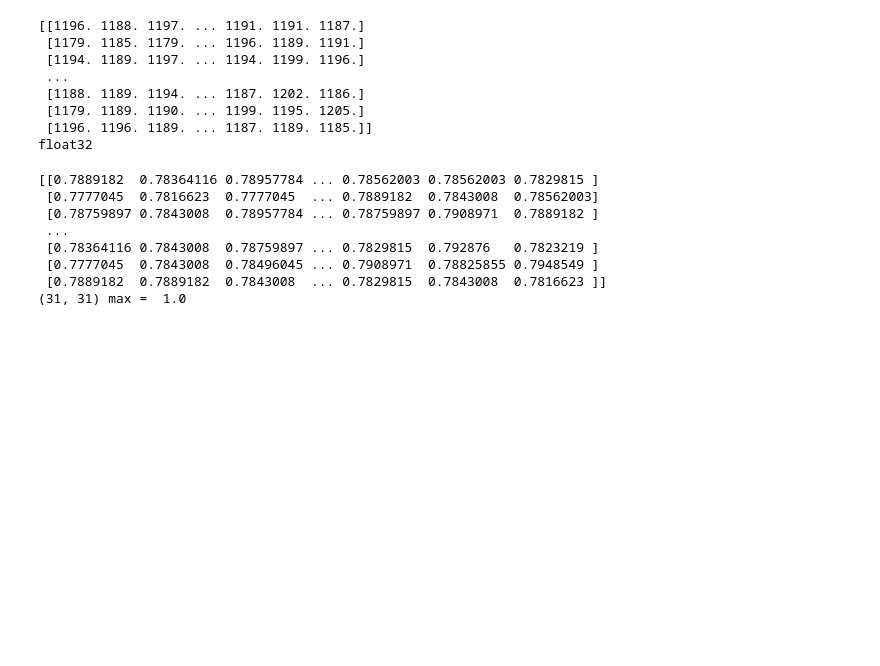
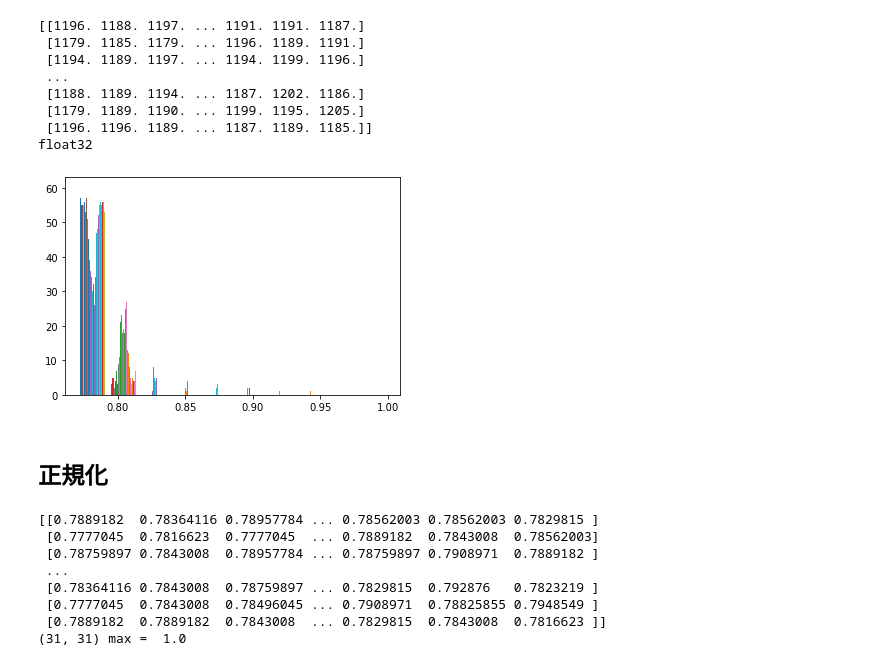
Before and after one commit to bonu-kun/cnn_galaxy, a Jupyter notebook: cnn_galaxy.ipynb, the cells around one changed output. Drawn from its saved outputs; the diff is of its cells as text; code cells hidden in the pictures; blank space fills up the shorter version.

```diff
--- a/cnn_galaxy.ipynb
+++ b/cnn_galaxy.ipynb
@@ -144,6 +146,13 @@ print(X[0].dtype)
  [1179. 1189. 1190. ... 1199. 1195. 1205.]
  [1196. 1196. 1189. ... 1187. 1189. 1185.]]
 float32
+# %%
+# ヒストグラム出してみる
+plt.hist(X[0]);plt.show()
+# %% [output]
+[figure, added]
+# %% [markdown]
+## 正規化
 # %%
 # 正規化
 for i in range(len(gz_table)):
```
Also changed, not shown: parts of 1 cell of this notebook.
